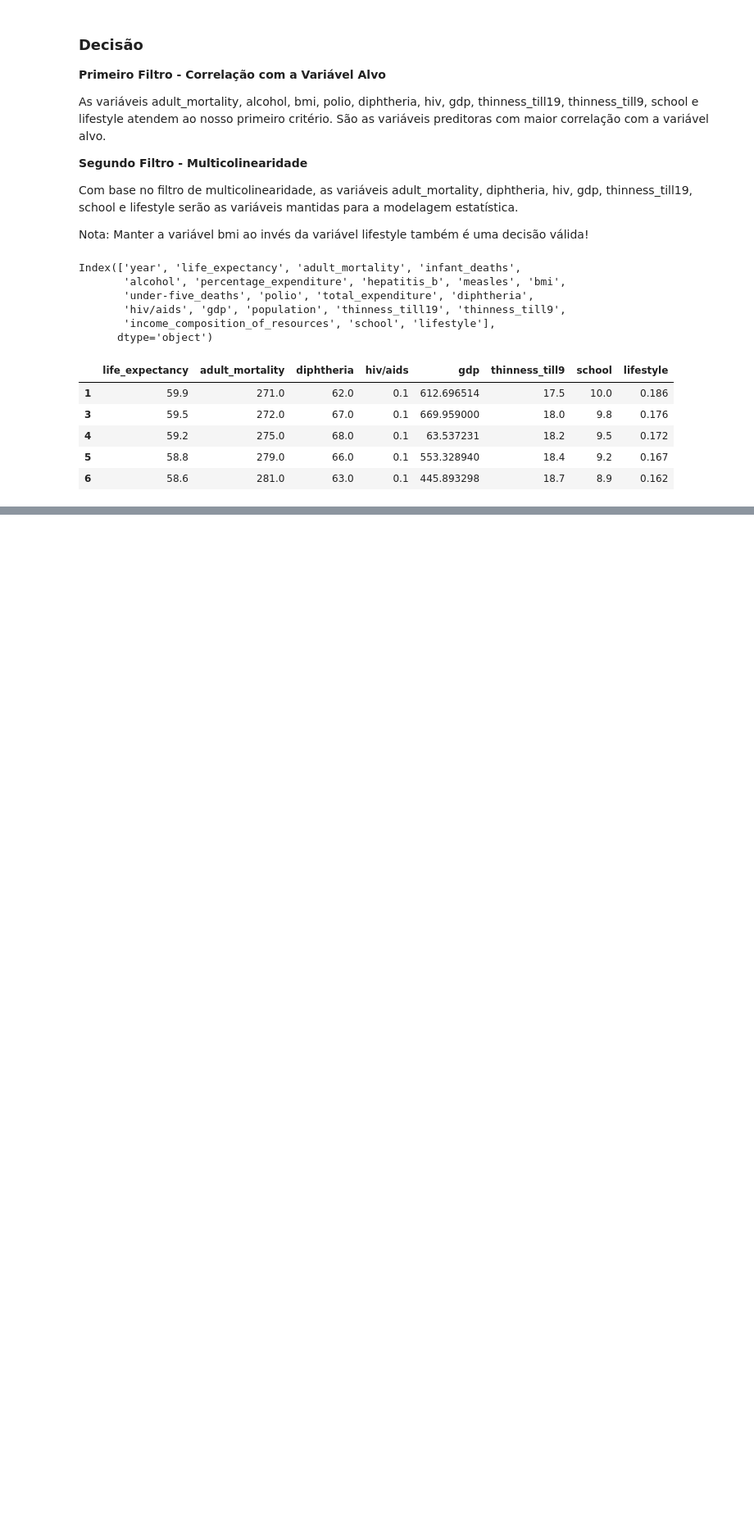
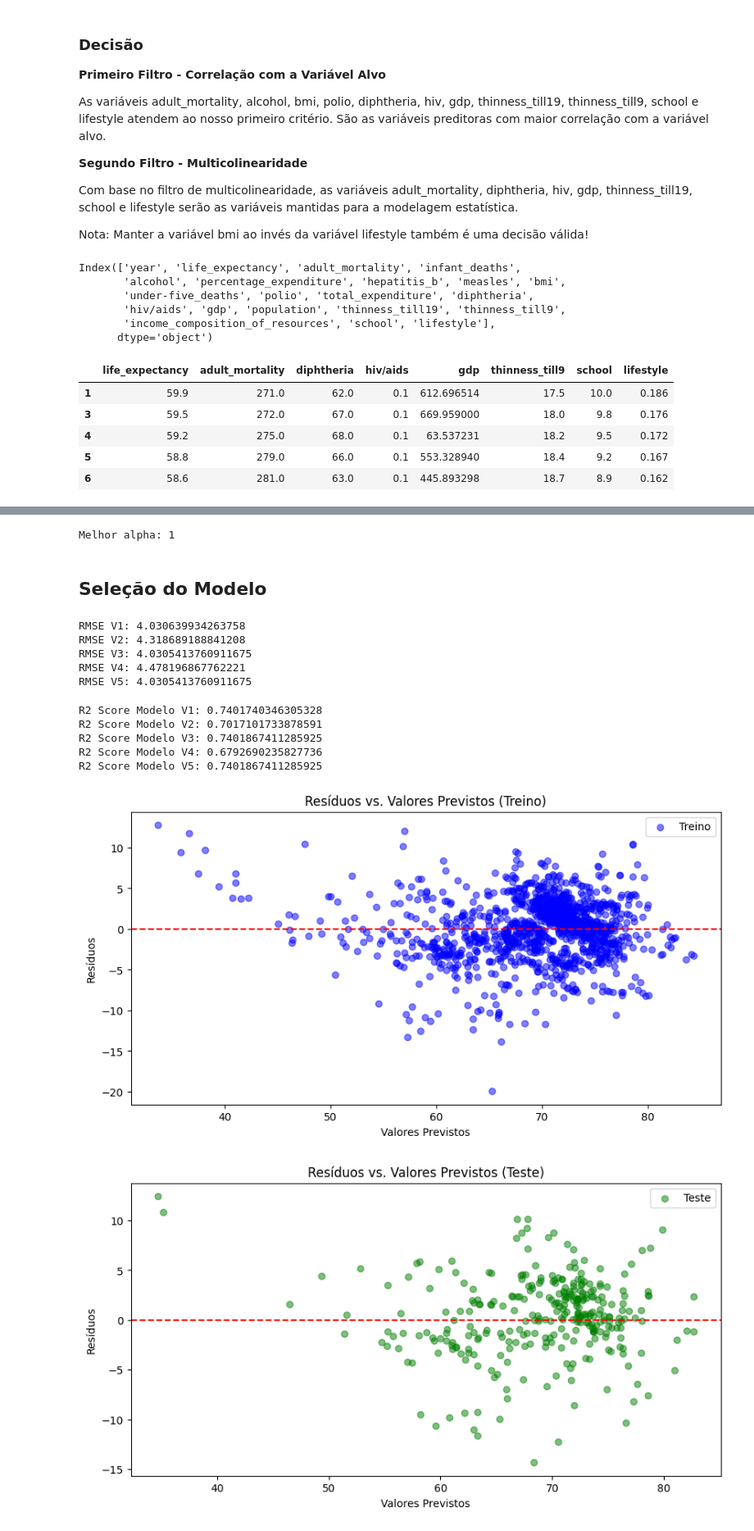
Before and after one commit to evandroviero/formacao-cientista-dados-dsa, a Jupyter notebook: DS para Análise Multivariada de Dados/Projeto 03/projeto_03.ipynb, the cells around one changed output, grey strips where cells are left out. Shown at 82% size. Drawn from its saved outputs; the diff is of its cells as text; code cells hidden in the pictures; blank space fills up the shorter version.

```diff
--- a/DS para Análise Multivariada de Dados/Projeto 03/projeto_03.ipynb
+++ b/DS para Análise Multivariada de Dados/Projeto 03/projeto_03.ipynb
@@ -478,0 +783,9 @@ novo_df_final.head()
+# %%
+modelo_dsa_v4 = ElasticNet(alpha = 1.0, l1_ratio = 0.5)
+modelo_dsa_v4.fit(x_treino_scaled, y_treino)
+y_pred_treino_v4 = modelo_dsa_v4.predict(x_treino_scaled)
+
+print('Mean Absolute Error:', metrics.mean_absolute_error(y_treino, y_pred_treino_v4))
+print('Mean Squared Error:', metrics.mean_squared_error(y_treino, y_pred_treino_v4))
+print('Root Mean Squared Error:', np.sqrt(metrics.mean_squared_error(y_treino, y_pred_treino_v4)))
+print('R2 Score:', metrics.r2_score(y_treino, y_pred_treino_v4))
@@ -478,0 +810,10 @@ novo_df_final.head()
+# %%
+modelo_dsa_v5 = Ridge()
+parametros = {'alpha': [0.01, 0.1, 1, 10, 100]}
+grid_search_dsa = GridSearchCV(estimator = modelo_dsa_v5,
+                               param_grid = parametros,
+                               cv = 5,
+                               scoring = 'neg_mean_squared_error',
+                               verbose = 1)
+
+grid_search_dsa.fit(x_treino_scaled, y_treino)
@@ -478,0 +849,59 @@ novo_df_final.head()
+# %%
+print('Melhor alpha:', grid_search_dsa.best_params_['alpha'])
+# %% [output]
+Melhor alpha: 1
+# %% [markdown]
+## Seleção do Modelo
+# %%
+print('RMSE V1:', np.sqrt(metrics.mean_squared_error(y_teste, y_pred_teste_v1)))
+print('RMSE V2:', np.sqrt(metrics.mean_squared_error(y_teste, y_pred_teste_v2)))
+print('RMSE V3:', np.sqrt(metrics.mean_squared_error(y_teste, y_pred_teste_v3)))
+print('RMSE V4:', np.sqrt(metrics.mean_squared_error(y_teste, y_pred_teste_v4)))
+print('RMSE V5:', np.sqrt(metrics.mean_squared_error(y_teste, y_pred_teste_v5)))
+# %% [output]
+RMSE V1: 4.030639934263758
+RMSE V2: 4.318689188841208
+RMSE V3: 4.0305413760911675
+RMSE V4: 4.478196867762221
+RMSE V5: 4.0305413760911675
+# %%
+print('R2 Score Modelo V1:', metrics.r2_score(y_teste, y_pred_teste_v1))
+print('R2 Score Modelo V2:', metrics.r2_score(y_teste, y_pred_teste_v2))
+print('R2 Score Modelo V3:', metrics.r2_score(y_teste, y_pred_teste_v3))
+print('R2 Score Modelo V4:', metrics.r2_score(y_teste, y_pred_teste_v4))
+print('R2 Score Modelo V5:', metrics.r2_score(y_teste, y_pred_teste_v5))
+# %% [output]
+R2 Score Modelo V1: 0.7401740346305328
+R2 Score Modelo V2: 0.7017101733878591
+R2 Score Modelo V3: 0.7401867411285925
+R2 Score Modelo V4: 0.6792690235827736
+R2 Score Modelo V5: 0.7401867411285925
+# %%
+# Calculando os resíduos para o conjunto de treino
+residuos_treino = y_treino - y_pred_treino_v1
+
+# Calculando os resíduos para o conjunto de teste
+residuos_teste = y_teste - y_pred_teste_v1
+
+# Plotando os resíduos do conjunto de treino
+plt.figure(figsize = (10, 5))
+plt.scatter(y_pred_treino_v1, residuos_treino, color = 'blue', label = 'Treino', alpha = 0.5)
+plt.axhline(y = 0, color = 'red', linestyle = '--')
+plt.xlabel('Valores Previstos')
+plt.ylabel('Resíduos')
+plt.title('Resíduos vs. Valores Previstos (Treino)')
+plt.legend()
+plt.show()
+
+# Plotando os resíduos do conjunto de teste
+plt.figure(figsize = (10, 5))
+plt.scatter(y_pred_teste_v1, residuos_teste, color = 'green', label = 'Teste', alpha = 0.5)
+plt.axhline(y = 0, color = 'red', linestyle = '--')
+plt.xlabel('Valores Previstos')
+plt.ylabel('Resíduos')
+plt.title('Resíduos vs. Valores Previstos (Teste)')
+plt.legend()
+plt.show()
+# %% [output]
+[figure, added]
+[figure, added]
```
Also changed, not shown: parts of 55 cells of this notebook, 3 other files.
